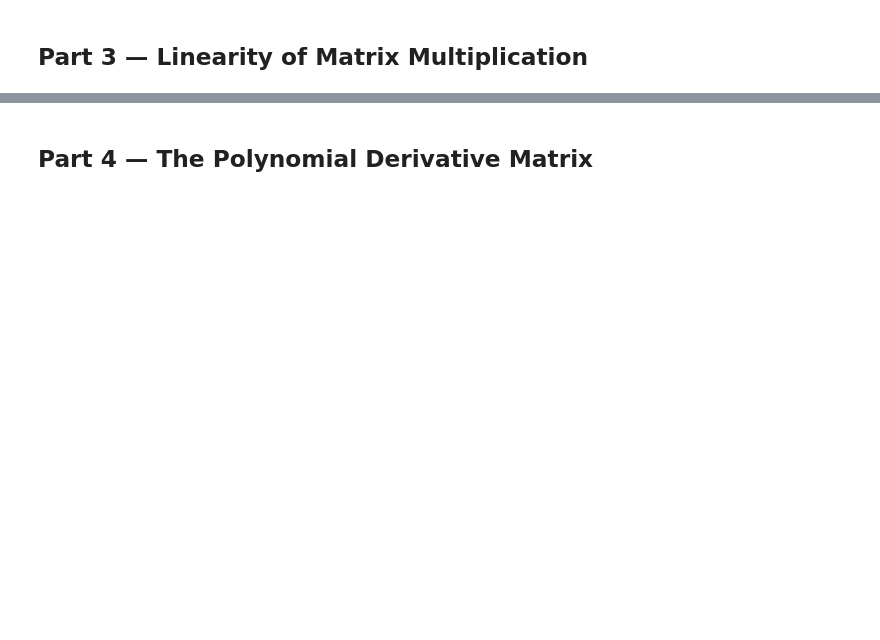
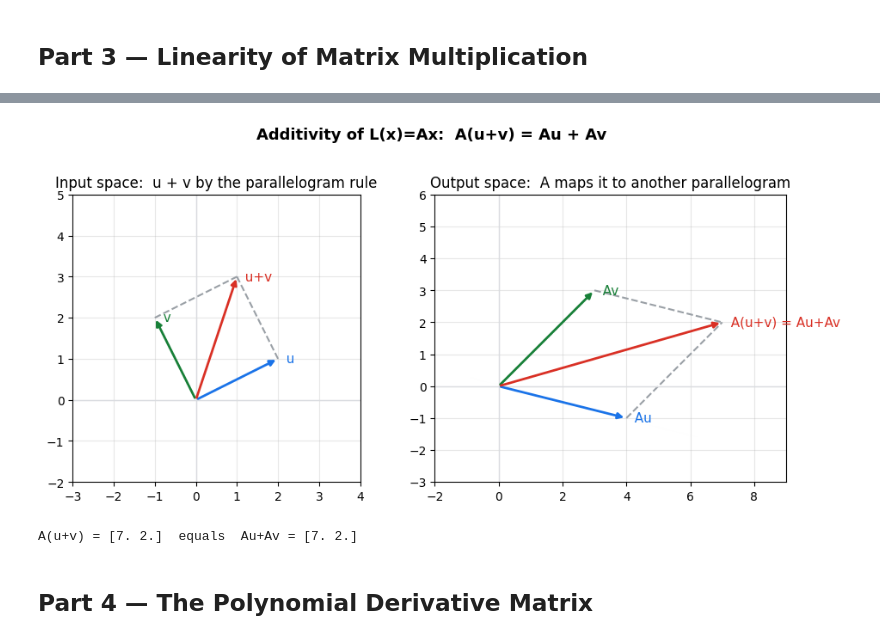
Before and after one commit to eladmintzer/linear-algebra, a Jupyter notebook: ex1/solution.ipynb, the cells around one changed output, grey strips where cells are left out. Saved outputs shown, nothing was run; the diff lists cells and outputs as text; code cells hidden in the pictures; blank space fills up the shorter version.

Commit message:
feat(ex1): Part 2 explicit inverse derivation + Part 3 linearity (proof, demo, parallelogram figure)
Co-Authored-By: Claude Opus 4.8 <noreply@anthropic.com>

```diff
--- a/ex1/solution.ipynb
+++ b/ex1/solution.ipynb
@@ -138,2 +255,53 @@ Final solution read off the last column: [1. 2. 3.]
+# %%
+import numpy as np
+import matplotlib.pyplot as plt
+
+A2 = np.array([[1.0, 2.0],
+               [-1.0, 1.0]])        # an invertible 2x2 map
+u2 = np.array([2.0, 1.0])
+v2 = np.array([-1.0, 2.0])
+
+def arrow(ax, vec, color, label, base=(0, 0)):
+    ax.annotate("", xy=(base[0] + vec[0], base[1] + vec[1]), xytext=base,
+                arrowprops=dict(arrowstyle="-|>", color=color, lw=2))
+    ax.text(base[0] + vec[0], base[1] + vec[1], "  " + label, color=color,
+            fontsize=11, va="center")
+
+fig, (axL, axR) = plt.subplots(1, 2, figsize=(10, 4.6))
+
+# ---- input space ----
+arrow(axL, u2, "#1a73e8", "u")
+arrow(axL, v2, "#188038", "v")
+arrow(axL, u2 + v2, "#d93025", "u+v")
+# parallelogram edges (dashed): v translated to tip of u, and u translated to tip of v
+axL.plot([u2[0], u2[0] + v2[0]], [u2[1], u2[1] + v2[1]], "--", color="#9aa0a6")
+axL.plot([v2[0], v2[0] + u2[0]], [v2[1], v2[1] + u2[1]], "--", color="#9aa0a6")
+axL.set_title("Input space:  u + v by the parallelogram rule")
+
+# ---- output space ----
+Au, Av = A2 @ u2, A2 @ v2
+arrow(axR, Au, "#1a73e8", "Au")
+arrow(axR, Av, "#188038", "Av")
+arrow(axR, Au + Av, "#d93025", "A(u+v) = Au+Av")
+axR.plot([Au[0], Au[0] + Av[0]], [Au[1], Au[1] + Av[1]], "--", color="#9aa0a6")
+axR.plot([Av[0], Av[0] + Au[0]], [Av[1], Av[1] + Au[1]], "--", color="#9aa0a6")
+axR.set_title("Output space:  A maps it to another parallelogram")
+
+for ax in (axL, axR):
+    ax.axhline(0, color="#dadce0", lw=1); ax.axvline(0, color="#dadce0", lw=1)
+    ax.set_aspect("equal"); ax.grid(True, alpha=0.3)
+axL.set_xlim(-3, 4); axL.set_ylim(-2, 5)        # input vectors are small
+axR.set_xlim(-2, 9); axR.set_ylim(-3, 6)        # output reaches (7,2); leave room
+
+# confirm the red arrows really coincide
+assert np.allclose(A2 @ (u2 + v2), Au + Av)
+fig.suptitle("Additivity of L(x)=Ax:  A(u+v) = Au + Av", fontsize=13, weight="bold")
+plt.tight_layout(rect=[0, 0, 1, 0.96])
+plt.savefig("fig_part3_linearity.png", dpi=120, bbox_inches="tight")
+plt.show()
+print("A(u+v) =", A2 @ (u2 + v2), " equals  Au+Av =", Au + Av)
+# %% [output]
+[figure, added]
+A(u+v) = [7. 2.]  equals  Au+Av = [7. 2.]
 # %% [markdown]
 ## Part 4 — The Polynomial Derivative Matrix
```
Also changed, not shown: parts of 6 cells of this notebook.
